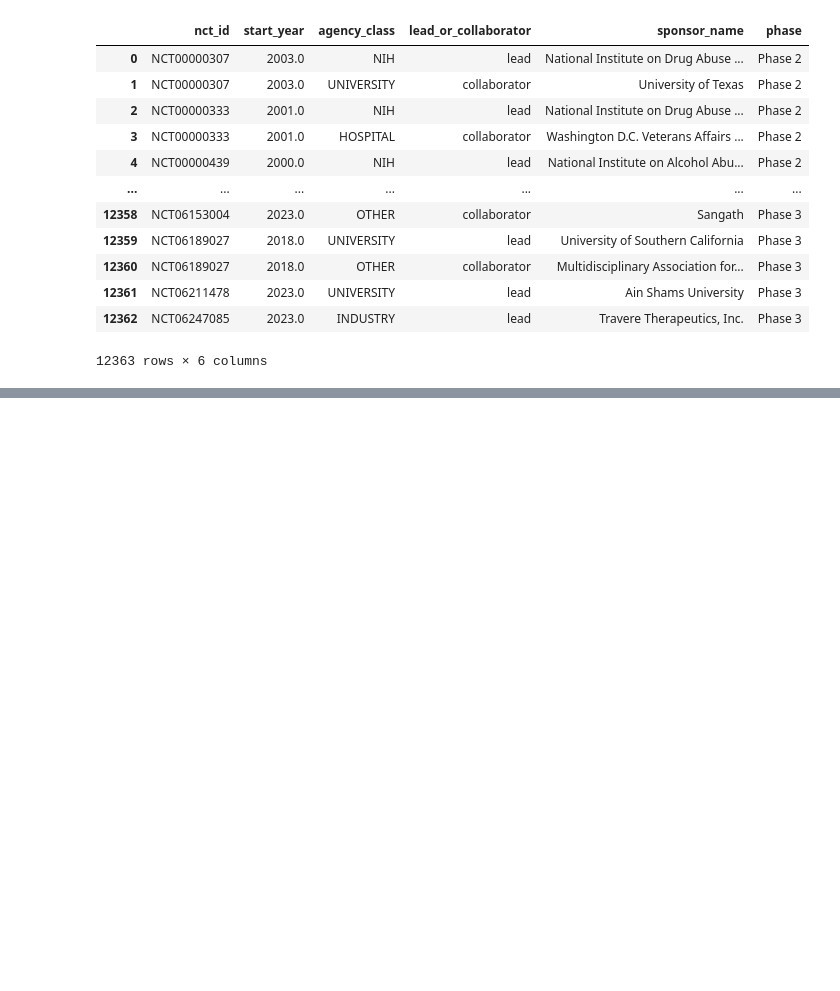
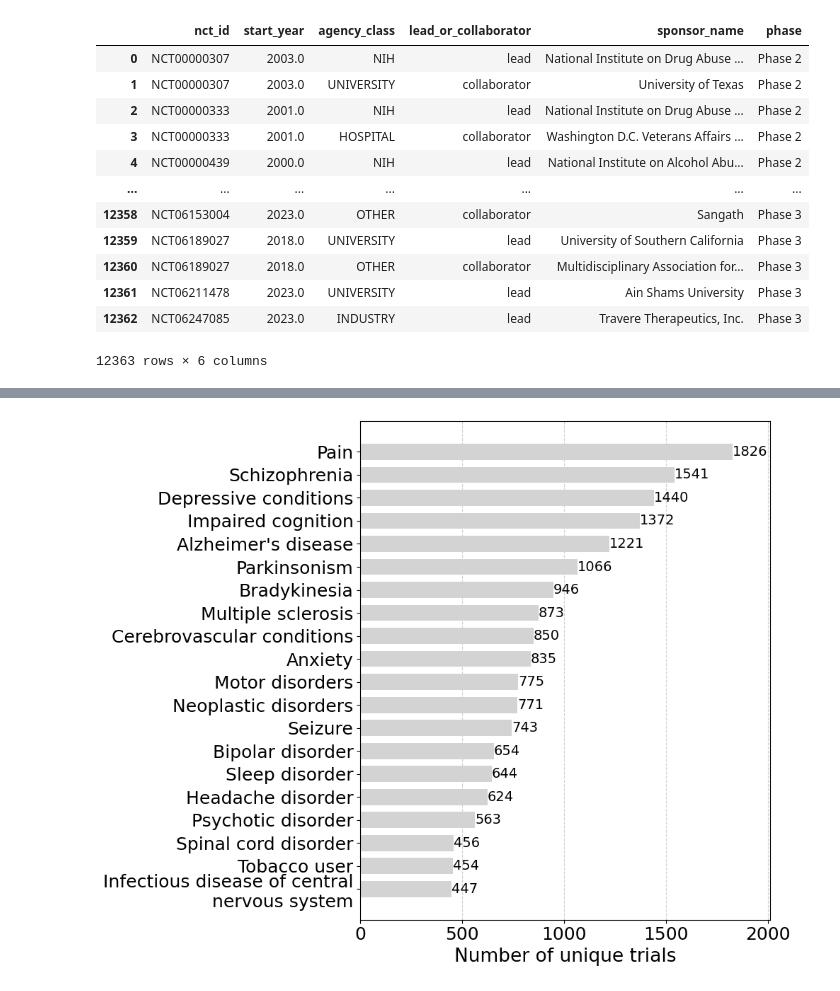
Before and after one commit to Ineichen-Group/NeuroTrialAnalysis, a Jupyter notebook: 08_Phase_2_vs_3.ipynb, the cells around one changed output, grey strips where cells are left out. Drawn from its saved outputs; the diff is of its cells as text; code cells hidden in the pictures; blank space fills up the shorter version.

Commit message:
added top disease and drug per phase

```diff
--- a/08_Phase_2_vs_3.ipynb
+++ b/08_Phase_2_vs_3.ipynb
@@ -1098,0 +1108,6 @@ trial_sponsorship_metadata_p2_3
+# %%
+drug_col_name = 'Drug Intervention'
+condition_col_name = 'Neurological Condition'
+annotations_type = 'combined_union_sapbert_cond_hier'
+# %%
+annotations = pd.read_csv("data/annotated_aact/nct_drug_disease_phase.csv")
@@ -1098,0 +1169,6 @@ trial_sponsorship_metadata_p2_3
+# %%
+viz_path = Path("viz/phase_2_vs_3/")
+
+entity_counts_all = plot_entity_frequency(annotations, condition_col_name, 'disease', annotations_type, viz_path, top_n=20)
+# %% [output]
+[figure, added]
```
Also changed, not shown: parts of 8 cells of this notebook.
